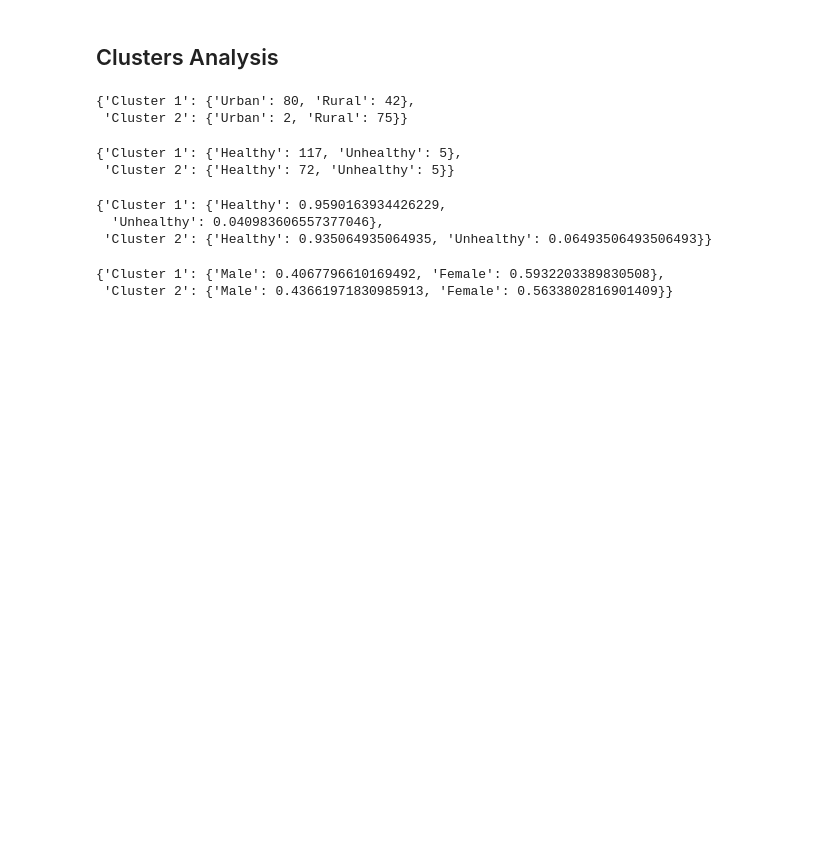
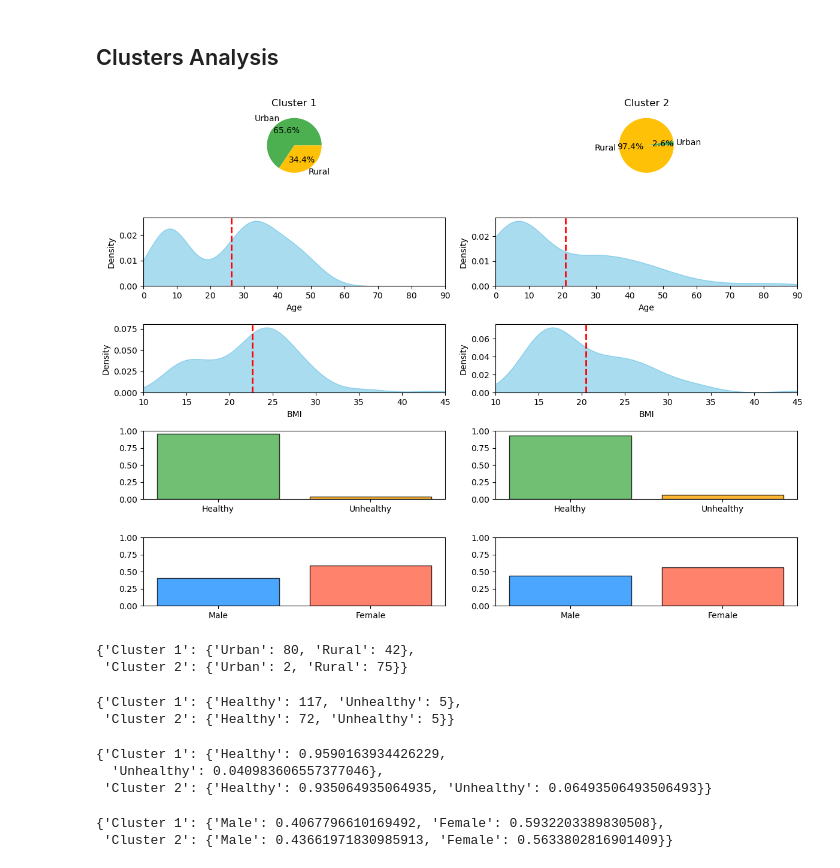
Before and after one commit to RafaPe/MX-Rural-Urban-Microbiome, a Jupyter notebook: notebooks/clutering_experiments.ipynb, the cells around one changed output. Cells and saved outputs as stored; diff of their text form; code cells hidden in the pictures; blank space fills up the shorter version.

Commit message:
feat: :fire: Created module to plot clustering results

```diff
--- a/notebooks/clutering_experiments.ipynb
+++ b/notebooks/clutering_experiments.ipynb
@@ -215,3 +266,4 @@ def get_urban_rural_counts(cluster:pd.DataFrame):
 # %%
-def get_health_state(cluster:pd.DataFrame):
-    return len(cluster[cluster['Health state'] == 'Healthy']), len(cluster[cluster['Health state'] == 'Diseased'])
+cluster_analysis(taxonomy[clustering.selected_features_], clusters, metadata)
+# %% [output]
+[figure, added]
```
Also changed, not shown: parts of 9 cells of this notebook, 2 other files.
